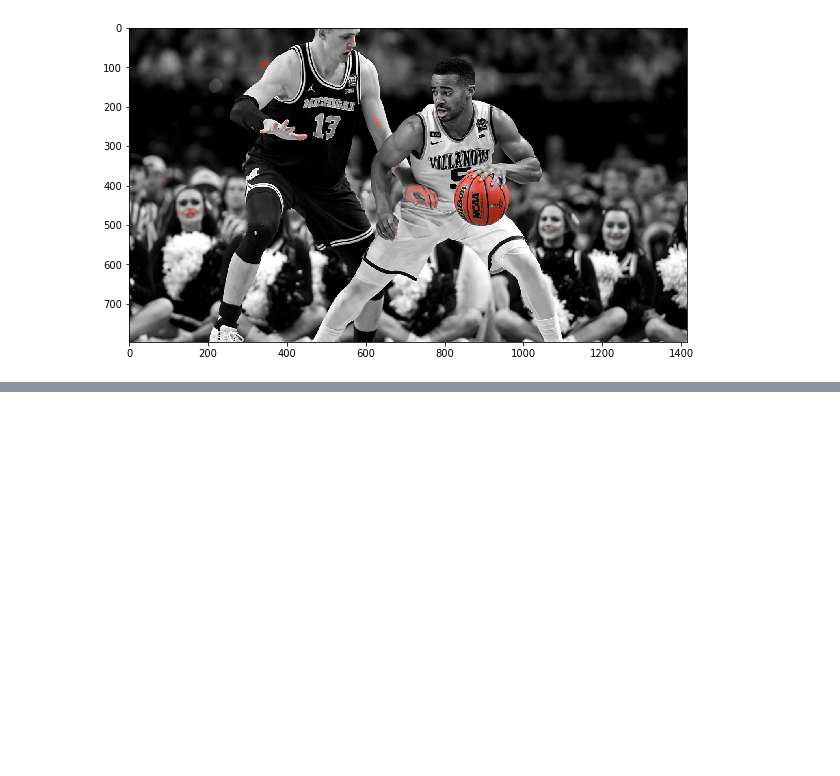
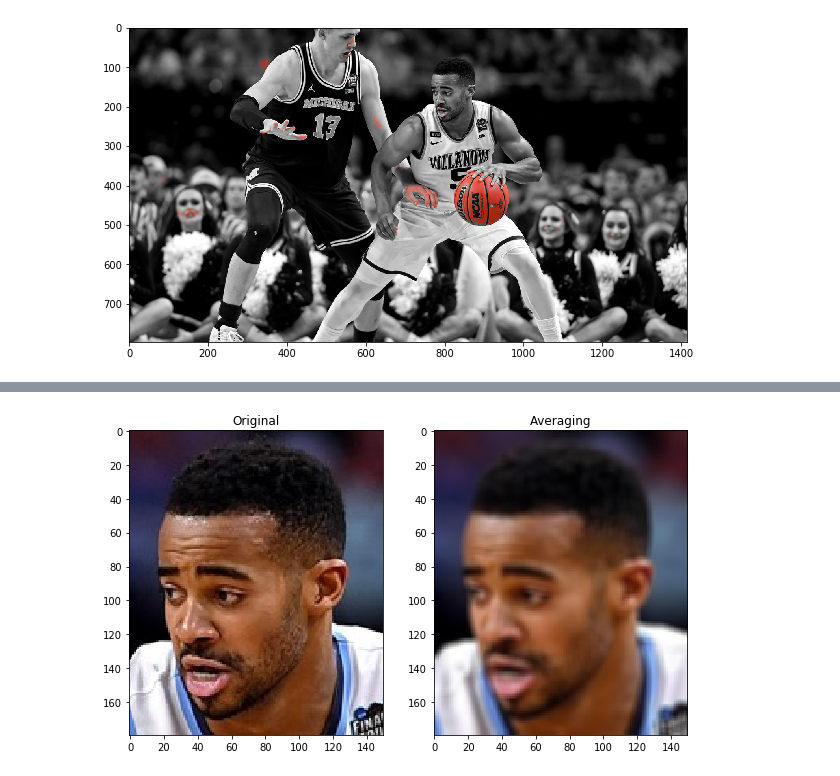
Before and after one commit to guilhermesimas/text-classification, a Jupyter notebook: opencv-img-processing/opencv-img-processing.ipynb, the cells around one changed output, grey strips where cells are left out. Cells and saved outputs as stored; diff of their text form; code cells hidden in the pictures; blank space fills up the shorter version.

```diff
--- a/opencv-img-processing/opencv-img-processing.ipynb
+++ b/opencv-img-processing/opencv-img-processing.ipynb
@@ -51,0 +93,11 @@ plt.imshow(img_done)
+# %%
+kernel = np.ones((5,5),np.float32)/25
+img_roi = img[70:250,750:900]
+
+img_smooth = cv2.filter2D(img_roi,-1,kernel)
+
+plt.subplot(121),plt.imshow(img_roi),plt.title('Original')
+plt.subplot(122),plt.imshow(img_smooth),plt.title('Averaging')
+plt.show()
+# %% [output]
+[figure, added]
```
Also changed, not shown: parts of 13 cells of this notebook, 1 other file.
